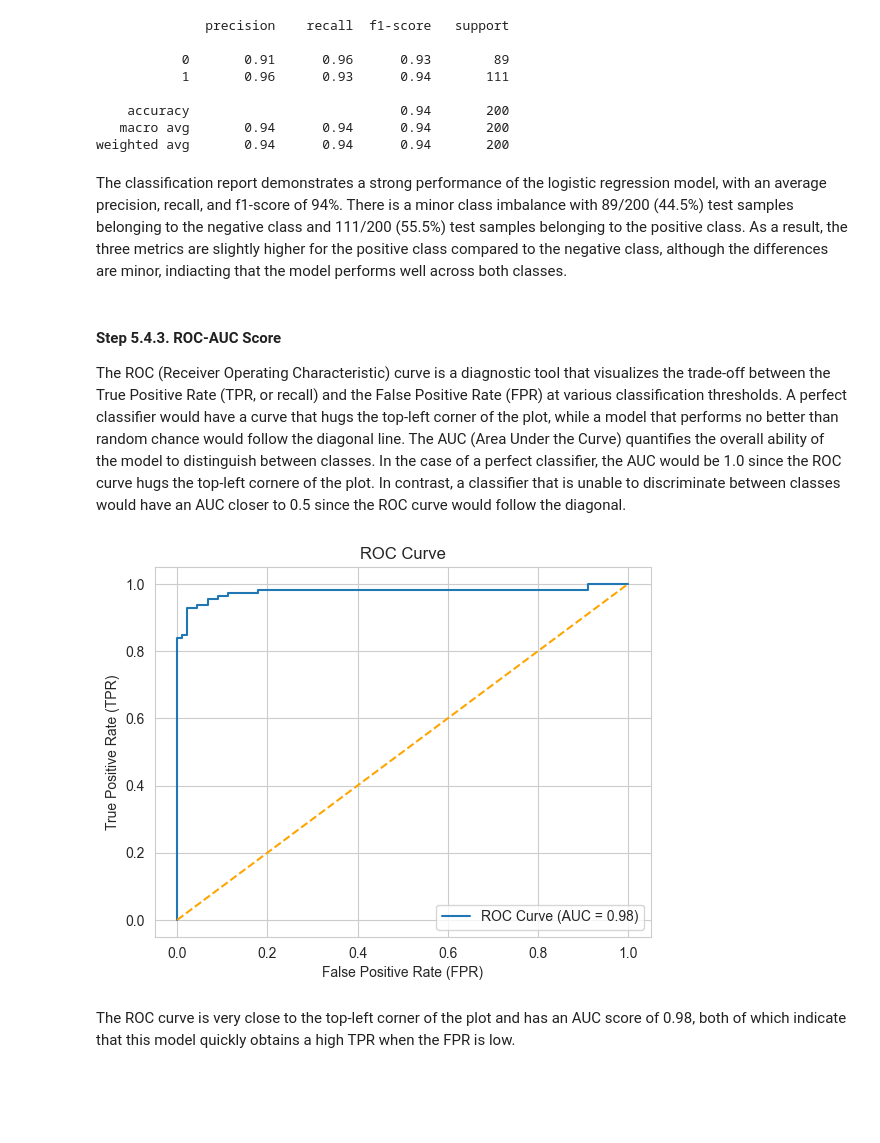
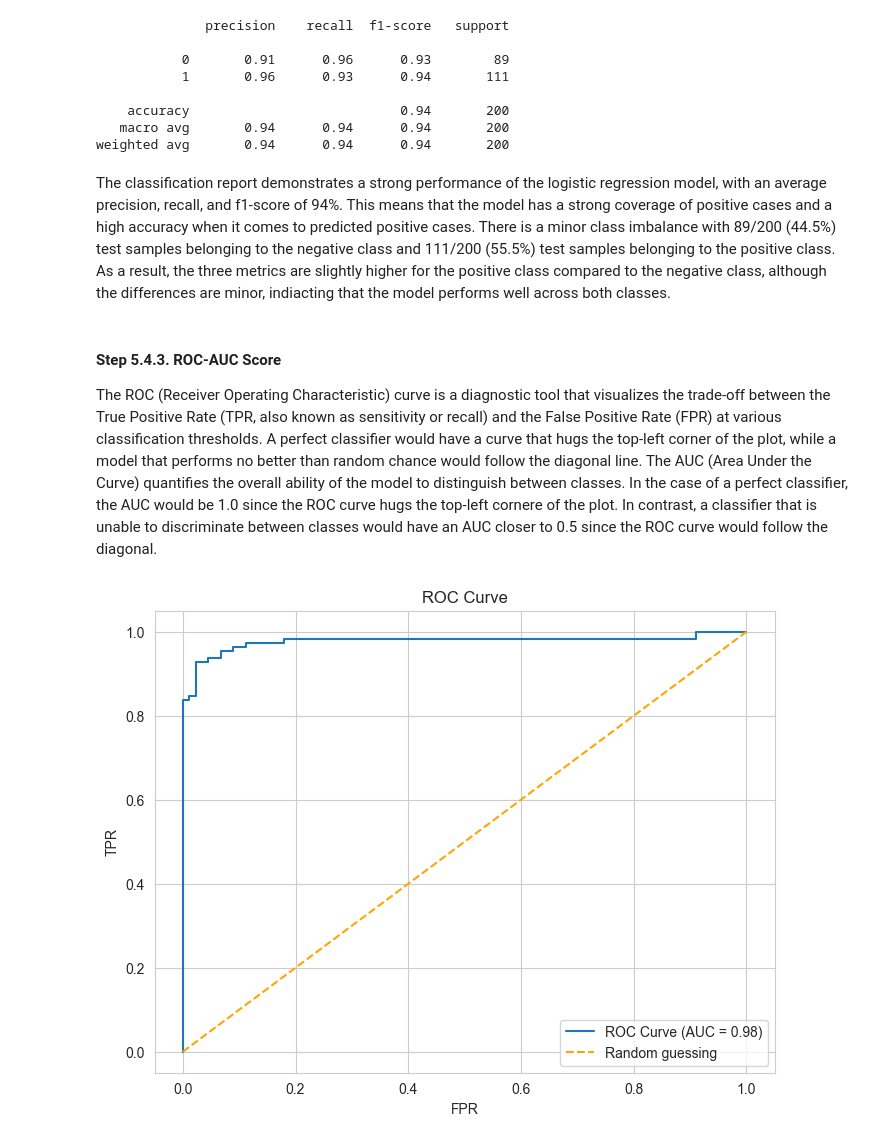
Before and after one commit to astrosica/data-science-portfolio, a Jupyter notebook: Machine Learning/Learning/Logistic Regression/Logistic Regression.ipynb, the cells around one changed output. Cells and saved outputs as stored; diff of their text form; code cells hidden in the pictures; blank space fills up the shorter version.

Commit message:
finish logistic regression

```diff
--- a/Machine Learning/Learning/Logistic Regression/Logistic Regression.ipynb
+++ b/Machine Learning/Learning/Logistic Regression/Logistic Regression.ipynb
@@ -580,10 +614,10 @@ print(classification_report(y_test,y_pred))
    macro avg       0.94      0.94      0.94       200
 weighted avg       0.94      0.94      0.94       200
 # %% [markdown]
-The classification report demonstrates a strong performance of the logistic regression model, with an average precision, recall, and f1-score of 94%. There is a minor class imbalance with 89/200 (44.5%) test samples belonging to the negative class and 111/200 (55.5%) test samples belonging to the positive class. As a result, the three metrics are slightly higher for the positive class compared to the negative class, although the differences are minor, indiacting that the model performs well across both classes.
+The classification report demonstrates a strong performance of the logistic regression model, with an average precision, recall, and f1-score of 94%. This means that the model has a strong coverage of positive cases and a high accuracy when it comes to predicted positive cases. There is a minor class imbalance with 89/200 (44.5%) test samples belonging to the negative class and 111/200 (55.5%) test samples belonging to the positive class. As a result, the three metrics are slightly higher for the positive class compared to the negative class, although the differences are minor, indiacting that the model performs well across both classes.
 # %% [markdown]
 #### Step 5.4.3. ROC-AUC Score
-The ROC (Receiver Operating Characteristic) curve is a diagnostic tool that visualizes the trade-off between the True Positive Rate (TPR, or recall) and the False Positive Rate (FPR) at various classification thresholds. A perfect classifier would have a curve that hugs the top-left corner of the plot, while a model that performs no better than random chance would follow the diagonal line. The AUC (Area Under the Curve) quantifies the overall ability of the model to distinguish between classes. In the case of a perfect classifier, the AUC would be 1.0 since the ROC curve hugs the top-left cornere of the plot. In contrast, a classifier that is unable to discriminate between classes would have an AUC closer to 0.5 since the ROC curve would follow the diagonal.
+The ROC (Receiver Operating Characteristic) curve is a diagnostic tool that visualizes the trade-off between the True Positive Rate (TPR, also known as sensitivity or recall) and the False Positive Rate (FPR) at various classification thresholds. A perfect classifier would have a curve that hugs the top-left corner of the plot, while a model that performs no better than random chance would follow the diagonal line. The AUC (Area Under the Curve) quantifies the overall ability of the model to distinguish between classes. In the case of a perfect classifier, the AUC would be 1.0 since the ROC curve hugs the top-left cornere of the plot. In contrast, a classifier that is unable to discriminate between classes would have an AUC closer to 0.5 since the ROC curve would follow the diagonal.
 # %%
 # get predicted probabilities for positive class
 y_proba = logm.predict_proba(X_test)[:,1] # extract second column second column
@@ -595,15 +629,13 @@ fpr, tpr, thresholds = roc_curve(y_test, y_proba)
 auc_score = roc_auc_score(y_test, y_proba)
 # %%
 # plot ROC curve
-plt.figure()
+plt.figure(figsize=(8,6))
 plt.plot(fpr, tpr, label=f"ROC Curve (AUC = {auc_score:.2f})") # ROC curve with AUC score
-plt.plot([0,1],[0,1],color="orange",linestyle="dashed")
-plt.xlabel("False Positive Rate (FPR)")
-plt.ylabel("True Positive Rate (TPR)")
+plt.plot([0,1],[0,1],color="orange",linestyle="dashed",label="Random guessing") # 1:1 line for random guessing
+plt.xlabel("FPR")
+plt.ylabel("TPR")
 plt.title("ROC Curve")
 plt.legend()
 plt.show()
 # %% [output]
-[figure, old version]
+[figure, new version]
-# %% [markdown]
-The ROC curve is very close to the top-left corner of the plot and has an AUC score of 0.98, both of which indicate that this model quickly obtains a high TPR when the FPR is low.
```
Also changed, not shown: parts of 18 cells of this notebook.
